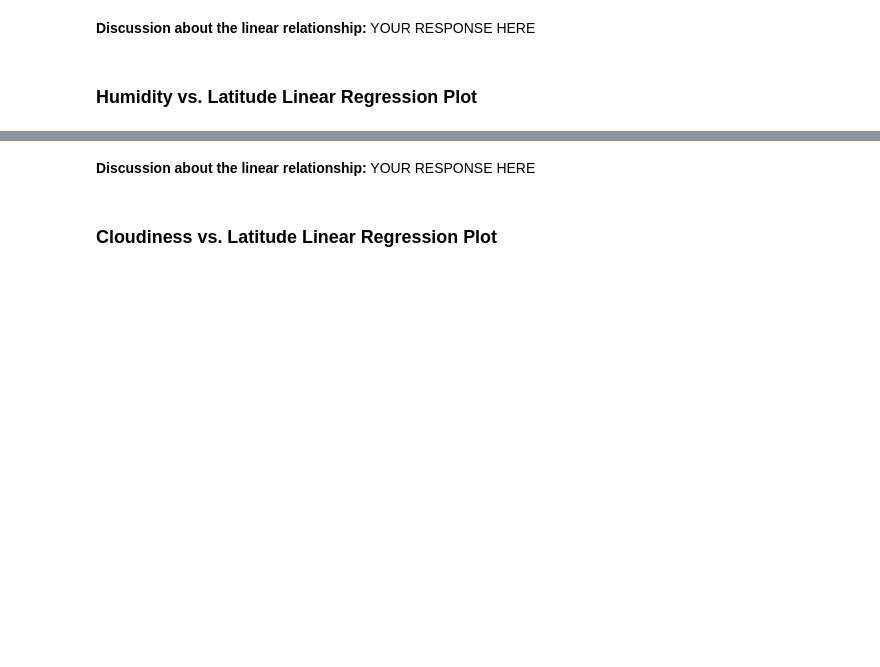
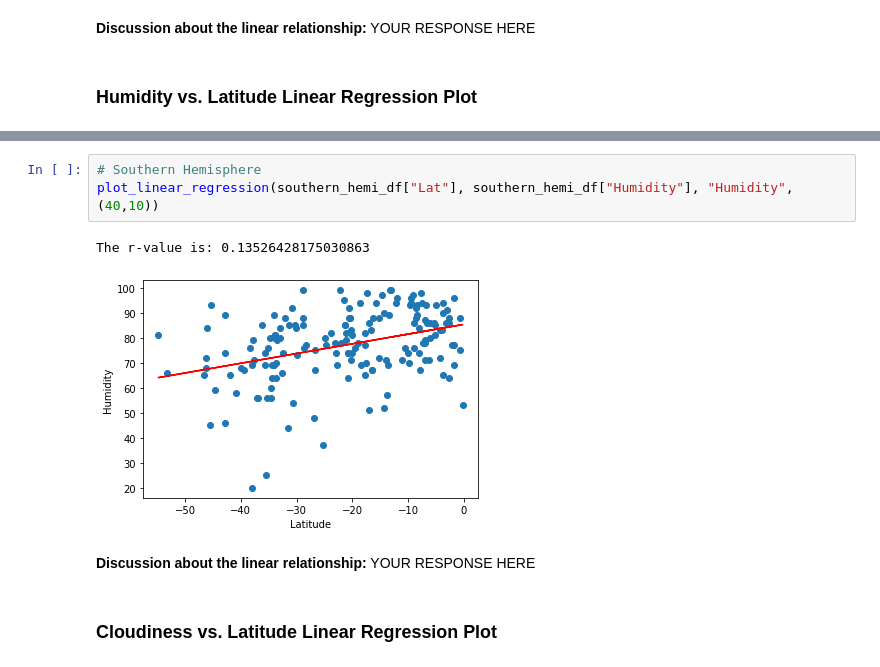
Before and after one commit to maderamel/python-api-challenge, a Jupyter notebook: WeatherPy.ipynb, the cells around one changed output, grey strips where cells are left out. Cells and saved outputs as stored; diff of their text form; blank space fills up the shorter version.

```diff
--- a/WeatherPy.ipynb
+++ b/WeatherPy.ipynb
@@ -341,3 +350,9 @@ The r-value is : -0.8747924727539343
+# %%
+# Southern Hemisphere
+plot_linear_regression(southern_hemi_df["Lat"], southern_hemi_df["Humidity"], "Humidity", (40,10))
+# %% [output]
+The r-value is: 0.13526428175030863
+[figure, added]
 # %% [markdown]
 **Discussion about the linear relationship:** YOUR RESPONSE HERE
 # %% [markdown]
```
Also changed, not shown: parts of 25 cells of this notebook, 5 other files.
